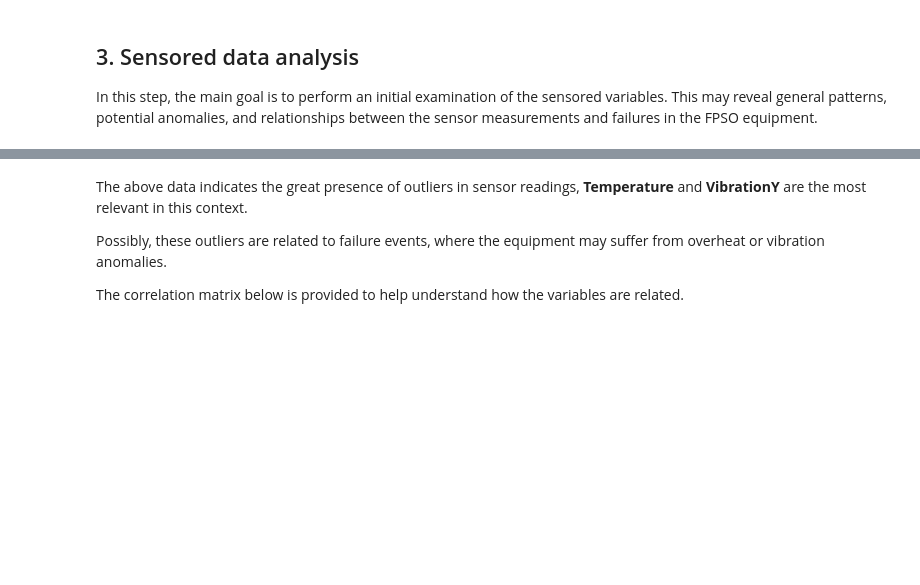
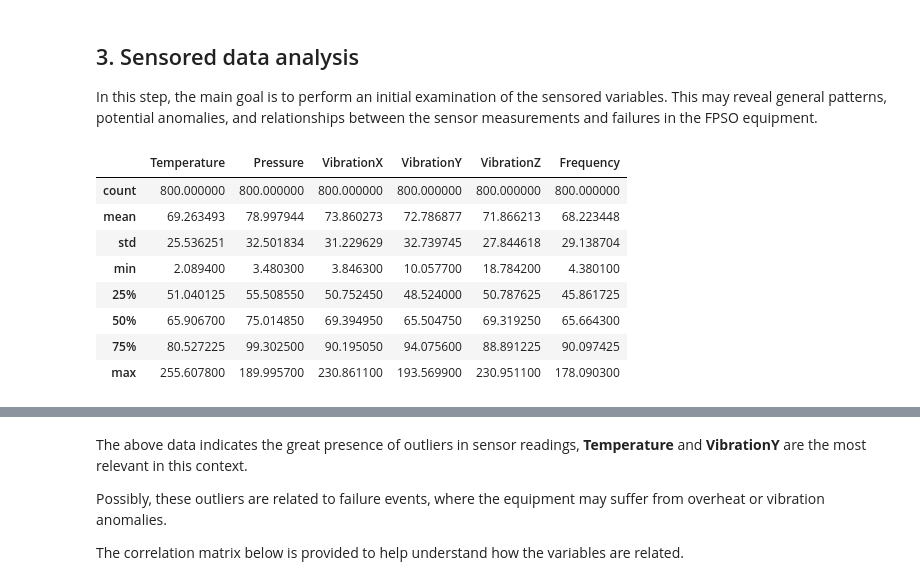
Before and after one commit to jackson-simionato/fpso-equipment-monitoring, a Jupyter notebook: notebooks/01_eda_exploration.ipynb, the cells around one changed output, grey strips where cells are left out. Drawn from its saved outputs; the diff is of its cells as text; code cells hidden in the pictures; blank space fills up the shorter version.

```diff
--- a/notebooks/01_eda_exploration.ipynb
+++ b/notebooks/01_eda_exploration.ipynb
@@ -110,10 +232,21 @@ df.to_csv(ApplicationConfig().processed_data_path, index=True)
 
 In this step, the main goal is to perform an initial examination of the sensored variables. This may reveal general patterns, potential anomalies, and relationships between the sensor measurements and failures in the FPSO equipment.
 # %%
-sensor_columns = ['Temperature','Pressure', 'VibrationX', 'VibrationY','VibrationZ', 'Frequency']
+sensor_columns = ApplicationConfig().sensor_columns
+setup_columns = ApplicationConfig().categorical_columns
 
 # Displaying descriptive statistics for sensored data
 df[sensor_columns].describe()
+# %% [output]
+|  | Temperature | Pressure | VibrationX | VibrationY | VibrationZ | Frequency |
+| count | 800.000000 | 800.000000 | 800.000000 | 800.000000 | 800.000000 | 800.000000 |
+| mean | 69.263493 | 78.997944 | 73.860273 | 72.786877 | 71.866213 | 68.223448 |
+| std | 25.536251 | 32.501834 | 31.229629 | 32.739745 | 27.844618 | 29.138704 |
+| min | 2.089400 | 3.480300 | 3.846300 | 10.057700 | 18.784200 | 4.380100 |
+| 25% | 51.040125 | 55.508550 | 50.752450 | 48.524000 | 50.787625 | 45.861725 |
+| 50% | 65.906700 | 75.014850 | 69.394950 | 65.504750 | 69.319250 | 65.664300 |
+| 75% | 80.527225 | 99.302500 | 90.195050 | 94.075600 | 88.891225 | 90.097425 |
+| max | 255.607800 | 189.995700 | 230.861100 | 193.569900 | 230.951100 | 178.090300 |
 # %%
 # Plotting boxplots to see sensored data distributions
 fig = DataPlotter().plot_multiple_boxplots(df, columns=sensor_columns)
```
Also changed, not shown: parts of 87 cells of this notebook, 1 other file.
